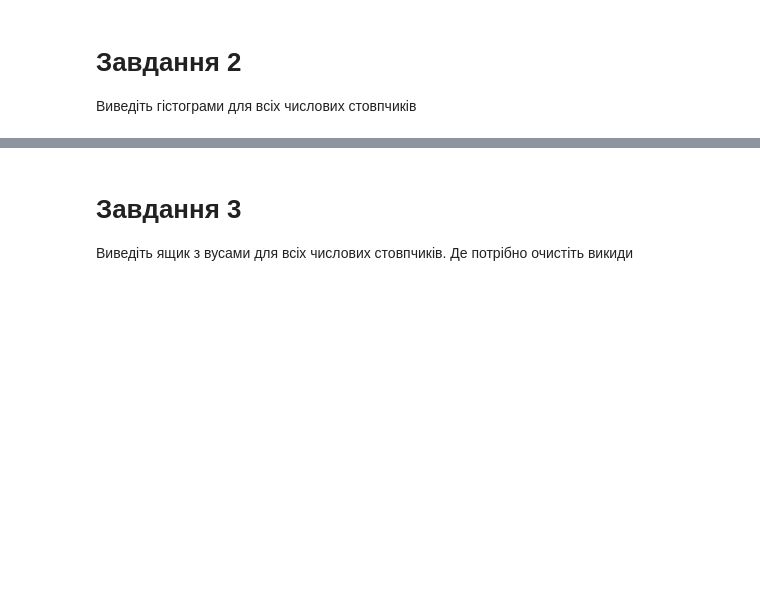
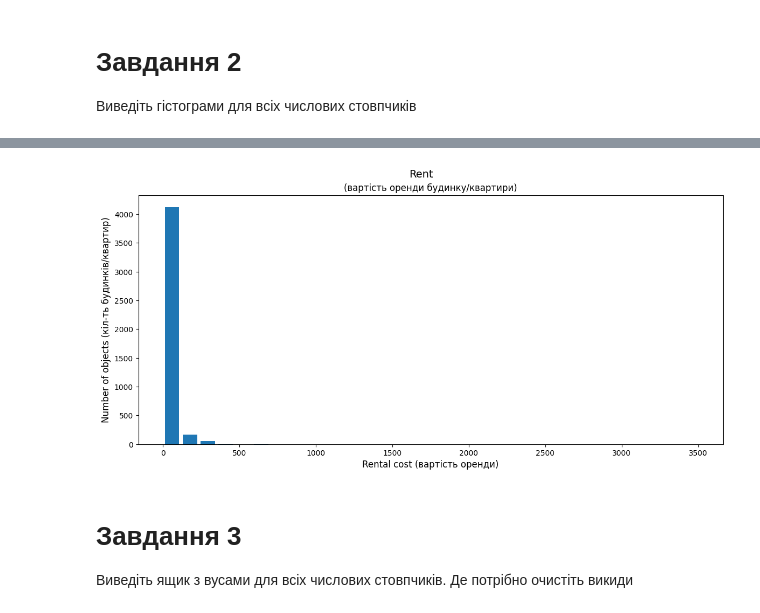
Before and after one commit to ValeriiSlynko/IT-STEP-Practice, a Jupyter notebook: Practice_Pandas/HmWrk2_Pandas(data processing).ipynb, the cells around one changed output, grey strips where cells are left out. Saved outputs shown, nothing was run; the diff lists cells and outputs as text; code cells hidden in the pictures; blank space fills up the shorter version.

```diff
--- a/Practice_Pandas/HmWrk2_Pandas(data processing).ipynb
+++ b/Practice_Pandas/HmWrk2_Pandas(data processing).ipynb
@@ -120,3 +122,20 @@ plt.show() # Виводимо остаточно сформований граф
+# %%
+# виводимо гісторгаму BHK(кількість спалень, вітальня та кухня)
+ax = (df['Rent']/1000).plot(
+      kind='hist',     # тип діаграми hist(гістограма)
+      bins=30,         # кількість стовпчиків
+      figsize=(14,6),  # розмір зображення(ширина,висота в дюймах)
+      rwidth=0.8       # ширина стовпчиків(зараз 80%)
+      )
+
+
+plt.suptitle('Rent', fontsize=14, y=0.96) # Назва самого графіка (заголовок)
+ax.set_title('(вартість оренди будинку/квартири)', fontsize=12) # Підзаголовок нижче (12 розмір шрифту)
+ax.set_xlabel('Rental cost (вартість оренди)', fontsize=12) # Підпис горизонтальної осі X (значення BHK / кількість кімнат)
+ax.set_ylabel('Number of objects (кіл-ть будинків/квартир)', fontsize=12) # Підпис вертикальної осі Y (кількість квартир у датасеті)
+plt.show() # Виводимо остаточно сформований графік на екран.
+# %% [output]
+[figure, added]
 # %% [markdown]
 # Завдання 3
 Виведіть ящик з вусами для всіх числових стовпчиків. Де потрібно очистіть викиди
```
Also changed, not shown: parts of 2 cells of this notebook.
